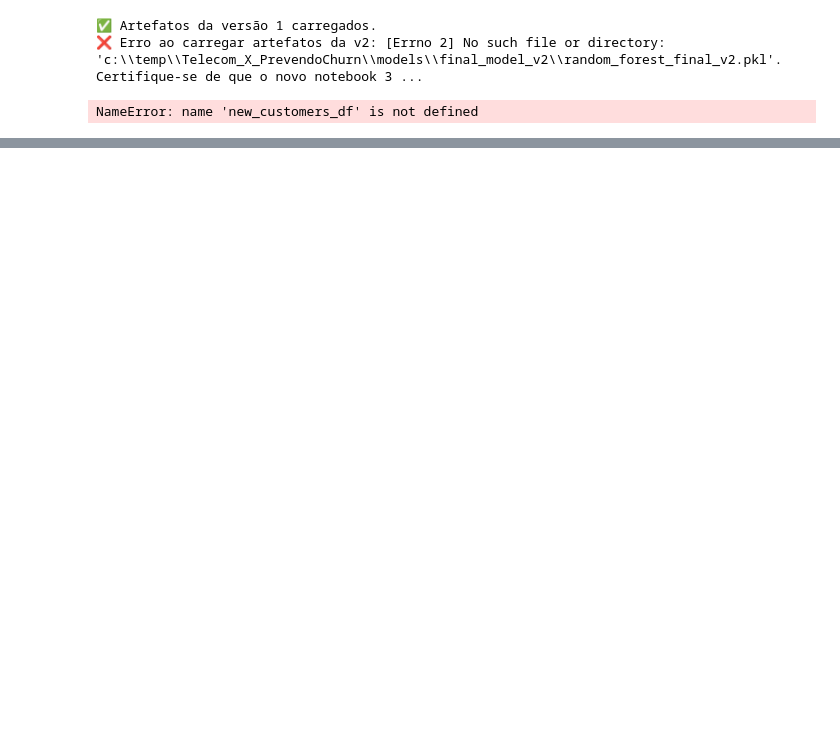
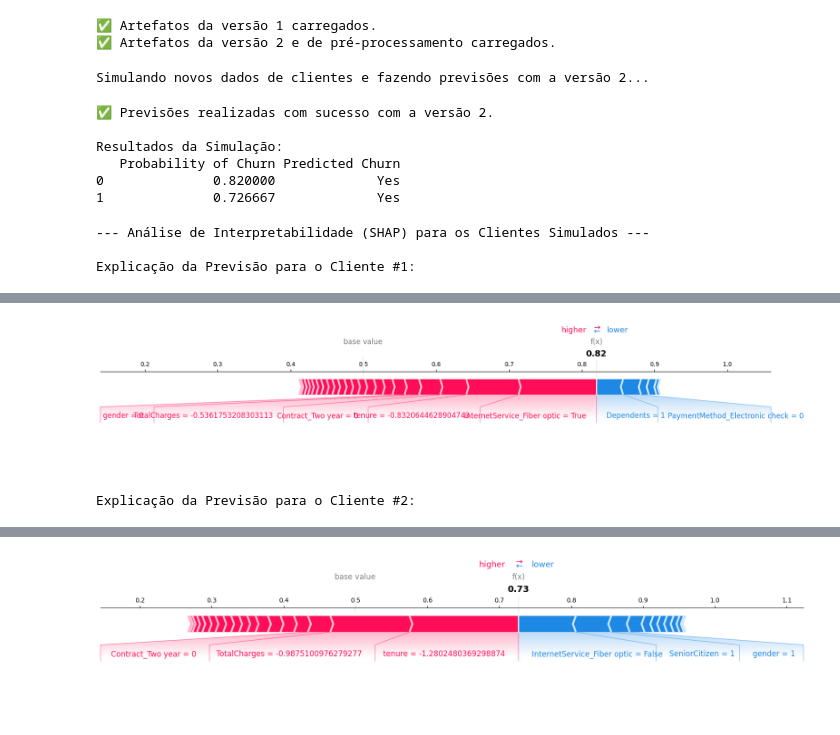
Before and after one commit to moises-rb/Telecom_X_PrevendoChurn-, a Jupyter notebook: notebooks/04_Simulacao_e_Conclusao_v2.ipynb, the cells around one changed output, grey strips where cells are left out. Saved outputs shown, nothing was run; the diff lists cells and outputs as text; code cells hidden in the pictures; blank space fills up the shorter version.

Commit message:
gerado v2 dos notebooks com otimizacao e hiperparametros e readme do projeto

```diff
--- a/notebooks/04_Simulacao_e_Conclusao_v2.ipynb
+++ b/notebooks/04_Simulacao_e_Conclusao_v2.ipynb
@@ -24,6 +24,11 @@ REPORTS_PATH = os.path.join(ROOT_DIR, 'reports')
 REPORTS_V2_PATH = os.path.join(ROOT_DIR, 'reports', 'v2')
 PLOTS_V2_PATH = os.path.join(ROOT_DIR, 'reports', 'v2', 'plots')
 X_TRAIN_PATH = os.path.join(ROOT_DIR, 'data', 'processed', 'split', 'X_train.csv')
+
+# --- Definindo o diretório e os caminhos dos arquivos separadamente ---
+FINAL_MODEL_V2_DIR = os.path.join(ROOT_DIR, 'models', 'final_model_v2')
+FINAL_MODEL_V2_PATH = os.path.join(FINAL_MODEL_V2_DIR, 'random_forest_final_v2.pkl')
+SHAP_EXPLAINER_V2_PATH = os.path.join(FINAL_MODEL_V2_DIR, 'shap_explainer_v2.pkl')
 # %%
 # Carregando artefatos da versão 1
 try:
@@ -41,7 +46,10 @@ try:
     final_model_v2 = joblib.load(FINAL_MODEL_V2_PATH)
     scaler = joblib.load(os.path.join(PREPROCESSING_PATH, 'standard_scaler.pkl'))
     label_encoder_churn = joblib.load(os.path.join(PREPROCESSING_PATH, 'label_encoder_churn.pkl'))
-    explainer_v2 = joblib.load(os.path.join(FINAL_MODEL_V2_PATH, 'shap_explainer_v2.pkl'))
+
+    # --- CORREÇÃO APLICADA AQUI ---
+    explainer_v2 = joblib.load(SHAP_EXPLAINER_V2_PATH)
+
     metrics_v2_path = os.path.join(REPORTS_V2_PATH, 'final_model_metrics_v2.json')
     with open(metrics_v2_path, 'r') as f:
         metrics_v2 = json.load(f)
@@ -52,7 +60,7 @@ except FileNotFoundError as e:
     final_model_v2, scaler, label_encoder_churn, explainer_v2, metrics_v2, X_train = [None] * 6
 # %% [output]
 ✅ Artefatos da versão 1 carregados.
-❌ Erro ao carregar artefatos da v2: [Errno 2] No such file or directory: 'c:\\temp\\Telecom_X_PrevendoChurn\\models\\final_model_v2\\random_forest_final_v2.pkl'. Certifique-se de que o novo notebook 3 ...
+✅ Artefatos da versão 2 e de pré-processamento carregados.
 # %%
 if final_model_v2 is not None:
     # ------------------------------------------------------------------------------
@@ -83,6 +91,8 @@ if final_model_v2 is not None:
     }
 
     new_customers_df = pd.DataFrame(new_customers_data)
+# %% [output]
+Simulando novos dados de clientes e fazendo previsões com a versão 2...
 # %%
 # Pré-processamento
 new_customers_df['gender'] = new_customers_df['gender'].map({'Female': 0, 'Male': 1})
@@ -101,8 +111,6 @@ numeric_cols = ['tenure', 'MonthlyCharges', 'TotalCharges']
 new_customers_df[numeric_cols] = scaler.transform(new_customers_df[numeric_cols])
 
 new_customers_aligned = new_customers_df.reindex(columns=X_train.columns, fill_value=0)
-# %% [output]
-NameError: name 'new_customers_df' is not defined
 # %%
 # Previsão
 churn_probabilities = final_model_v2.predict_proba(new_customers_aligned)[:, 1]
@@ -115,19 +123,58 @@ new_customers_df['Predicted Churn'] = label_encoder_churn.inverse_transform(chur
 print("✅ Previsões realizadas com sucesso com a versão 2.")
 print("\nResultados da Simulação:")
 print(new_customers_df[['Probability of Churn', 'Predicted Churn']])
+# %% [output]
+✅ Previsões realizadas com sucesso com a versão 2.
+
+Resultados da Simulação:
+   Probability of Churn Predicted Churn
+0              0.820000             Yes
+1              0.726667             Yes
 # %%
 # ------------------------------------------------------------------------------
-# 3. Análise SHAP para a Simulação
+# 3. Análise SHAP para a Simulação (Versão Robustecida)
 # ------------------------------------------------------------------------------
 print("\n--- Análise de Interpretabilidade (SHAP) para os Clientes Simulados ---")
 
-simulated_shap_values = explainer_v2.shap_values(new_customers_aligned)
+try:
+    simulated_shap_values = explainer_v2.shap_values(new_customers_aligned)
 
-for i, row in new_customers_aligned.iterrows():
-    print(f"\nExplicação da Previsão para o Cliente #{i+1}:")
-    shap.initjs()
-    # Visualização com SHAP para a classe 'Churn' (classe 1)
-    display(shap.force_plot(explainer_v2.expected_value[1], simulated_shap_values[1][i], row, show=False, matplotlib=True))
-    plt.tight_layout()
-    plt.savefig(os.path.join(PLOTS_V2_PATH, f'shap_force_plot_cliente_{i+1}.png'))
-    plt.show()
+    if isinstance(simulated_shap_values, list):
+        shap_values_plot = simulated_shap_values[1]
+    elif len(simulated_shap_values.shape) == 3:
+        shap_values_plot = simulated_shap_values[:,:,1]
+    else:
+        shap_values_plot = simulated_shap_values
+
+    if shap_values_plot.shape[1] != new_customers_aligned.shape[1]:
+        print("Ajustando dimensões dos SHAP values para a simulação...")
+        min_features = min(shap_values_plot.shape[1], new_customers_aligned.shape[1])
+        shap_values_plot = shap_values_plot[:, :min_features]
+        new_customers_aligned_plot = new_customers_aligned.iloc[:, :min_features]
+    else:
+        new_customers_aligned_plot = new_customers_aligned
+
+    for i, row in new_customers_aligned_plot.iterrows():
+        print(f"\nExplicação da Previsão para o Cliente #{i+1}:")
+        shap.initjs()
+
+        display(shap.force_plot(
+            explainer_v2.expected_value[1],
+            shap_values_plot[i],
+            row,
+            show=False,
+            matplotlib=True
+        ))
+
+        plt.tight_layout()
+        plot_path = os.path.join(PLOTS_V2_PATH, f'shap_force_plot_cliente_{i+1}.png')
+        plt.savefig(plot_path, bbox_inches='tight', dpi=300)
+        plt.close()
+
+except Exception as e:
+    print(f"\n❌ ERRO NA INTERPRETAÇÃO SHAP para a simulação: {str(e)}")
+    print("Verifique se o `explainer_v2` foi salvo corretamente e se os dados de entrada estão no formato correto.")
+# %% [output]
+--- Análise de Interpretabilidade (SHAP) para os Clientes Simulados ---
+
+Explicação da Previsão para o Cliente #1:
@@ -133,0 +182,2 @@ for i, row in new_customers_aligned.iterrows():
+[figure, added]
+Explicação da Previsão para o Cliente #2:
@@ -134,3 +185,4 @@ for i, row in new_customers_aligned.iterrows():
+[figure, added]
 # %%
 # ------------------------------------------------------------------------------
 # 4. Comparação de Resultados e Conclusão
```
Also changed, not shown: parts of 2 cells of this notebook, 8 other files.
